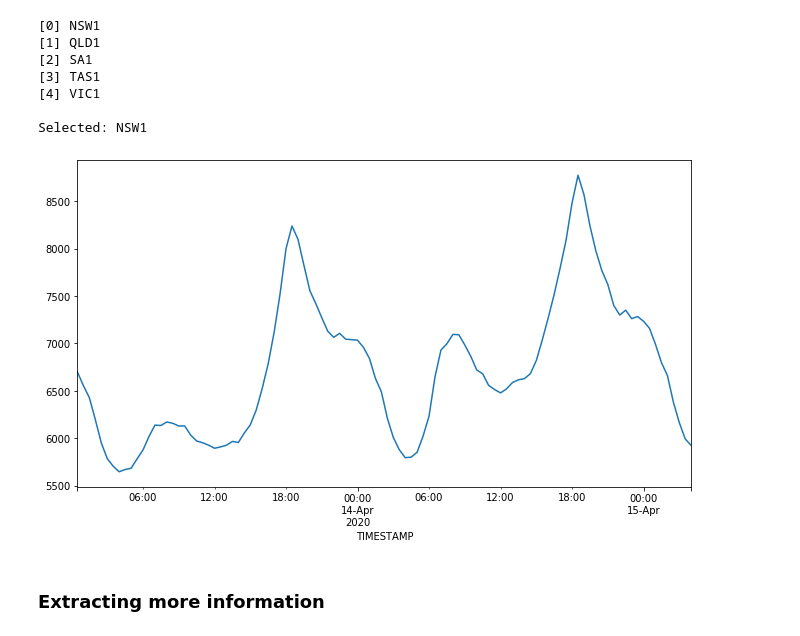
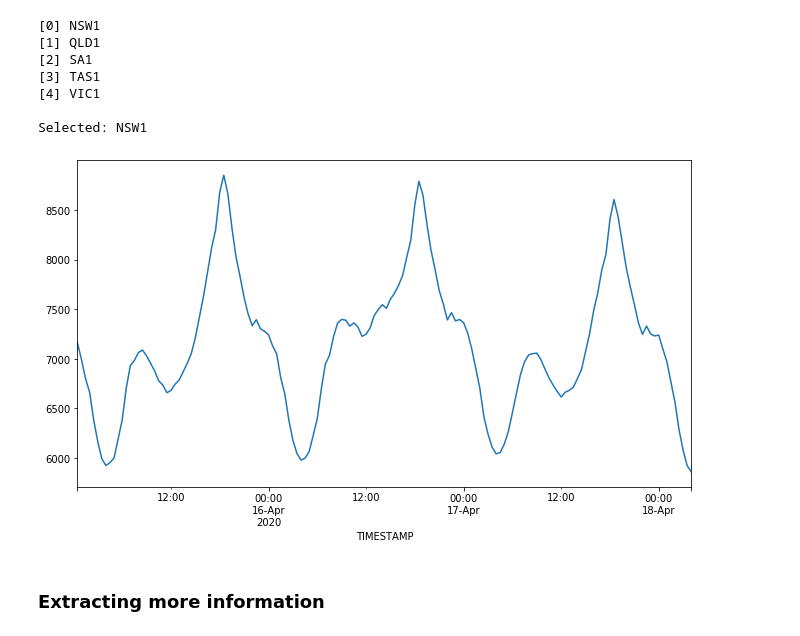
Before and after one commit to robbie-manolache/energy-market-analysis, a Jupyter notebook: demand_analysis.ipynb, the cells around one changed output. Saved outputs shown, nothing was run; the diff lists cells and outputs as text; code cells hidden in the pictures.

```diff
--- a/demand_analysis.ipynb
+++ b/demand_analysis.ipynb
@@ -159,11 +181,11 @@ state_df = demand_df.copy()[demand_df['STATE']==state].drop('STATE',1)
 
 Selected: NSW1
 # %%
-fig_df = state_df.copy()[state_df['TIMESTAMP'] > '2020-04-13']
+fig_df = state_df.copy()[state_df['TIMESTAMP'] > '2020-04-15']
 fig_df.set_index('TIMESTAMP')['DEMAND'].plot(figsize=(11,6))
 plt.show()
 # %% [output]
-[figure, old version]
+[figure, new version]
 # %% [markdown]
 ### Extracting more information
 # %%
```
Also changed, not shown: parts of 22 cells of this notebook.
